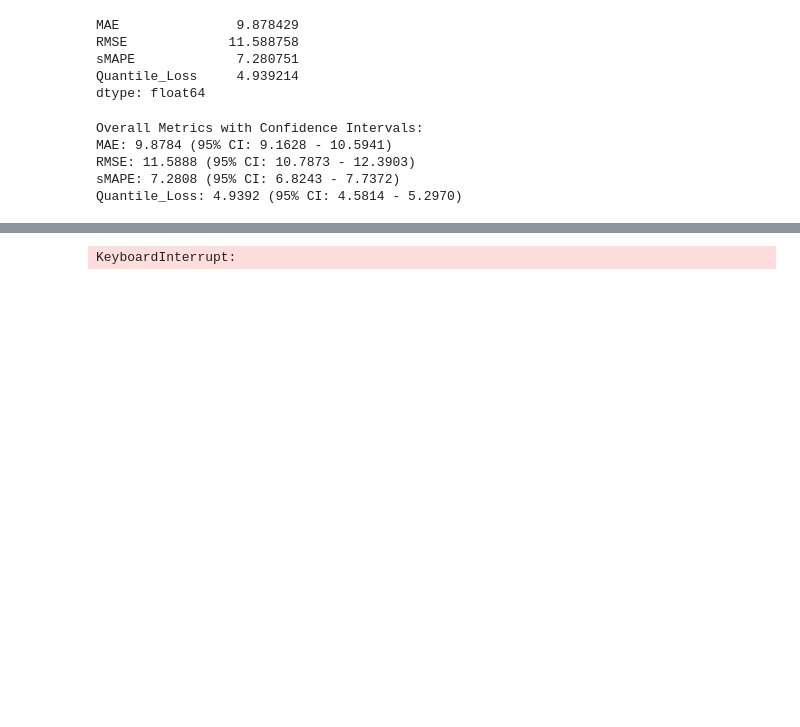
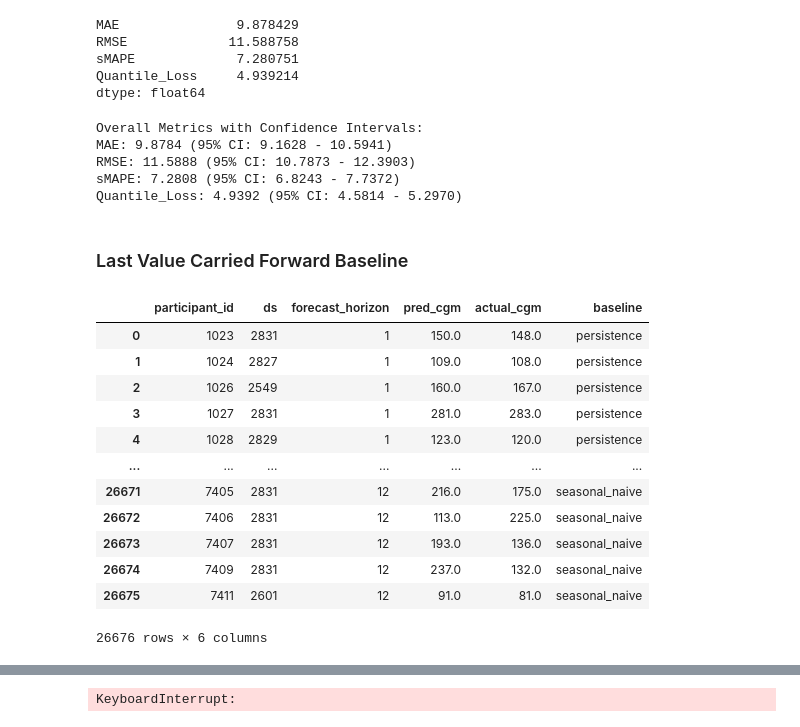
Before and after one commit to shakson-isaac/CGMvm, a Jupyter notebook: CompareModels/lightgbm.ipynb, the cells around one changed output, grey strips where cells are left out. Saved outputs shown, nothing was run; the diff lists cells and outputs as text; code cells hidden in the pictures; blank space fills up the shorter version.

```diff
--- a/CompareModels/lightgbm.ipynb
+++ b/CompareModels/lightgbm.ipynb
@@ -461,3 +461,5 @@ MAE: 9.8784 (95% CI: 9.1628 - 10.5941)
 RMSE: 11.5888 (95% CI: 10.7873 - 12.3903)
 sMAPE: 7.2808 (95% CI: 6.8243 - 7.7372)
 Quantile_Loss: 4.9392 (95% CI: 4.5814 - 5.2970)
+# %% [markdown]
+### Last Value Carried Forward Baseline
@@ -463,0 +548,16 @@ Quantile_Loss: 4.9392 (95% CI: 4.5814 - 5.2970)
+# %%
+baseline_df
+# %% [output]
+|  | participant_id | ds | forecast_horizon | pred_cgm | actual_cgm | baseline |
+| 0 | 1023 | 2831 | 1 | 150.0 | 148.0 | persistence |
+| 1 | 1024 | 2827 | 1 | 109.0 | 108.0 | persistence |
+| 2 | 1026 | 2549 | 1 | 160.0 | 167.0 | persistence |
+| 3 | 1027 | 2831 | 1 | 281.0 | 283.0 | persistence |
+| 4 | 1028 | 2829 | 1 | 123.0 | 120.0 | persistence |
+| ... | ... | ... | ... | ... | ... | ... |
+| 26671 | 7405 | 2831 | 12 | 216.0 | 175.0 | seasonal_naive |
+| 26672 | 7406 | 2831 | 12 | 113.0 | 225.0 | seasonal_naive |
+| 26673 | 7407 | 2831 | 12 | 193.0 | 136.0 | seasonal_naive |
+| 26674 | 7409 | 2831 | 12 | 237.0 | 132.0 | seasonal_naive |
+| 26675 | 7411 | 2601 | 12 | 91.0 | 81.0 | seasonal_naive |
+26676 rows × 6 columns
```
Also changed, not shown: parts of 13 cells of this notebook.
